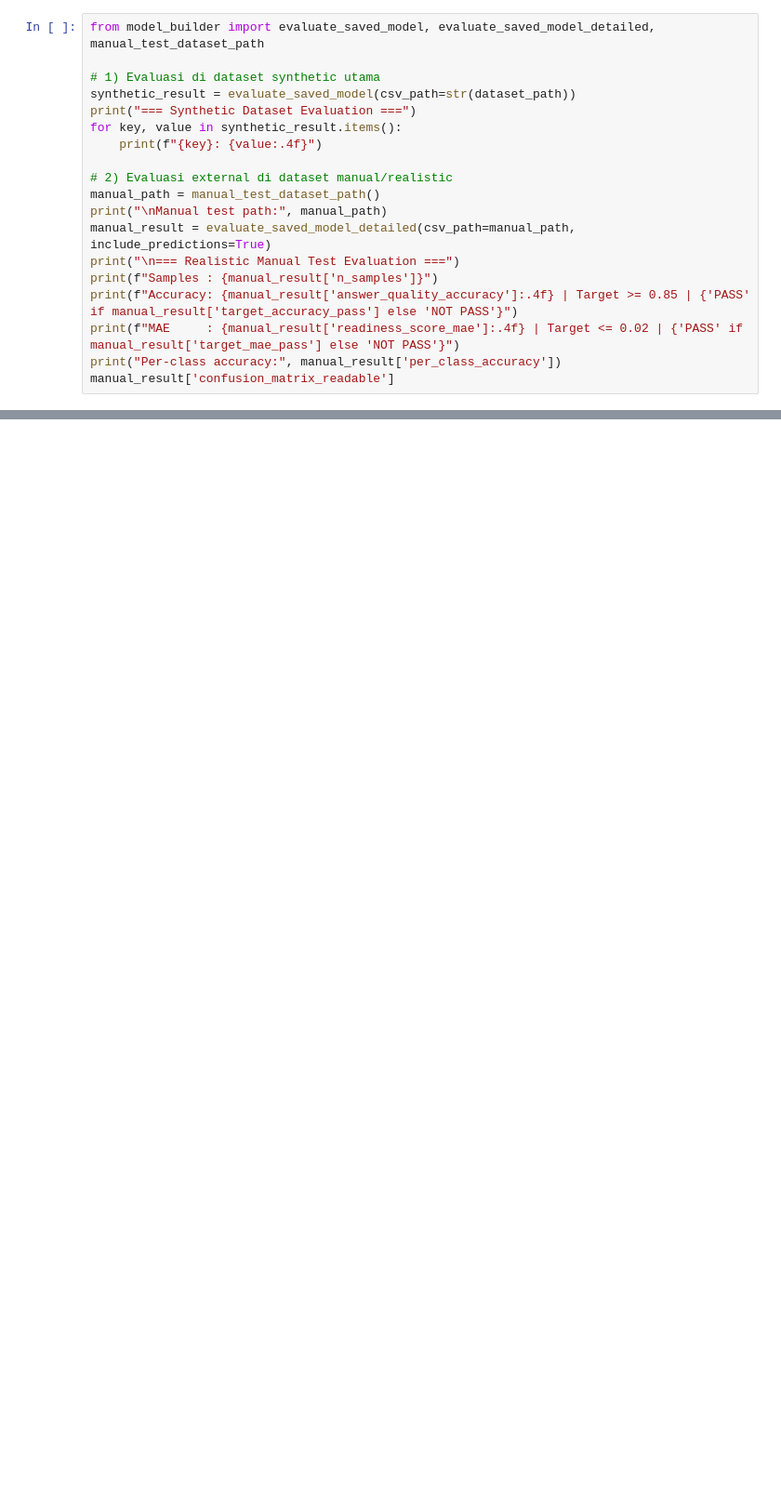
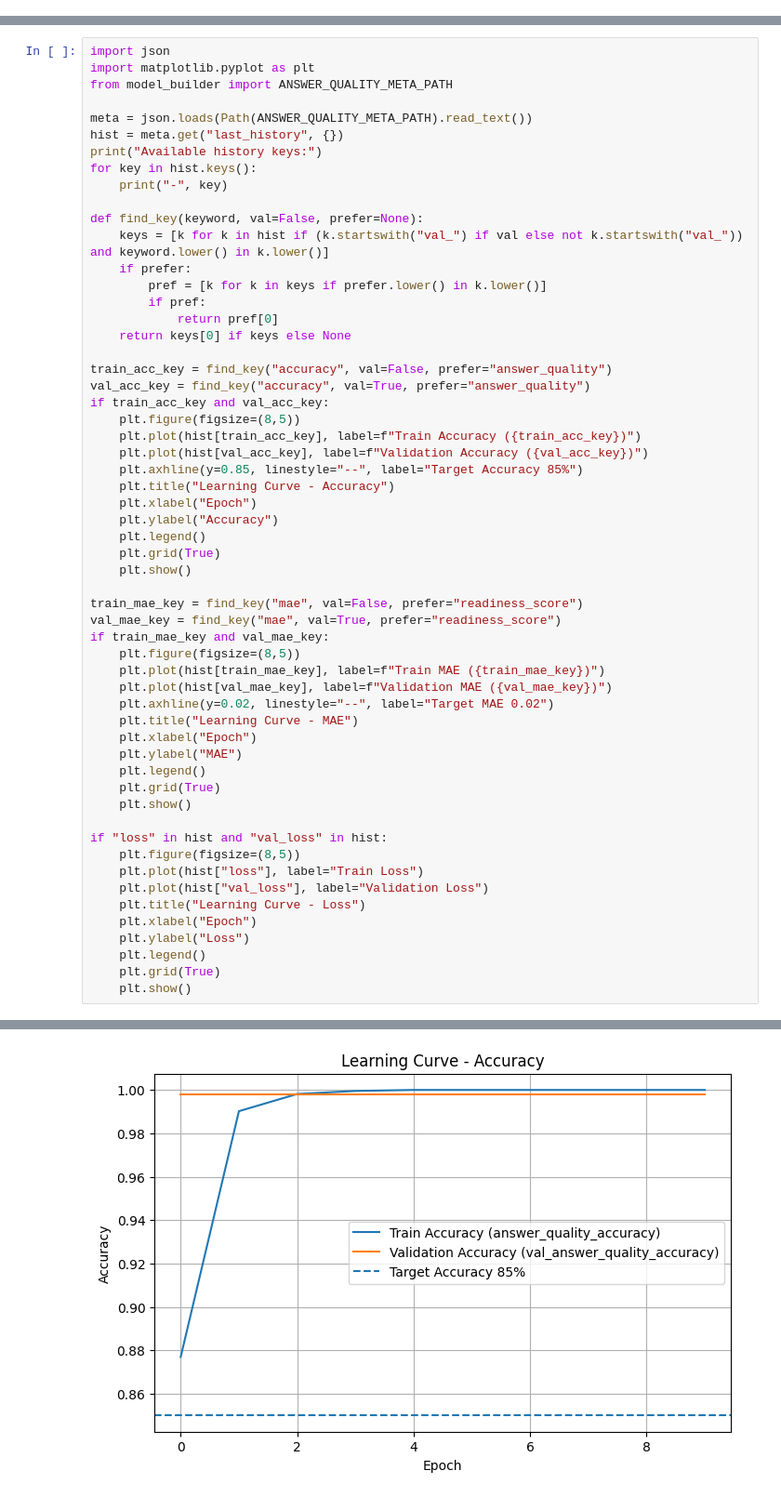
Before and after one commit to Road2Work/machine-learning, a Jupyter notebook: notebook.ipynb, the cells around one changed output, grey strips where cells are left out. Shown at 93% size. Saved outputs shown, nothing was run; the diff lists cells and outputs as text; blank space fills up the shorter version.

```diff
--- a/notebook.ipynb
+++ b/notebook.ipynb
@@ -302,19 +0,0 @@ Cell ini mengecek performa model di dataset synthetic DS dan external manual tes
-# %%
-from model_builder import evaluate_saved_model, evaluate_saved_model_detailed, manual_test_dataset_path
-
-# 1) Evaluasi di dataset synthetic utama
-synthetic_result = evaluate_saved_model(csv_path=str(dataset_path))
-print("=== Synthetic Dataset Evaluation ===")
-for key, value in synthetic_result.items():
-    print(f"{key}: {value:.4f}")
-
-# 2) Evaluasi external di dataset manual/realistic
-manual_path = manual_test_dataset_path()
-print("\nManual test path:", manual_path)
-manual_result = evaluate_saved_model_detailed(csv_path=manual_path, include_predictions=True)
-print("\n=== Realistic Manual Test Evaluation ===")
-print(f"Samples : {manual_result['n_samples']}")
-print(f"Accuracy: {manual_result['answer_quality_accuracy']:.4f} | Target >= 0.85 | {'PASS' if manual_result['target_accuracy_pass'] else 'NOT PASS'}")
-print(f"MAE     : {manual_result['readiness_score_mae']:.4f} | Target <= 0.02 | {'PASS' if manual_result['target_mae_pass'] else 'NOT PASS'}")
-print("Per-class accuracy:", manual_result['per_class_accuracy'])
-manual_result['confusion_matrix_readable']
@@ -419,0 +89,58 @@ result
+# %%
+import json
+import matplotlib.pyplot as plt
+from model_builder import ANSWER_QUALITY_META_PATH
+
+meta = json.loads(Path(ANSWER_QUALITY_META_PATH).read_text())
+hist = meta.get("last_history", {})
+print("Available history keys:")
+for key in hist.keys():
+    print("-", key)
+
+def find_key(keyword, val=False, prefer=None):
+    keys = [k for k in hist if (k.startswith("val_") if val else not k.startswith("val_")) and keyword.lower() in k.lower()]
+    if prefer:
+        pref = [k for k in keys if prefer.lower() in k.lower()]
+        if pref:
+            return pref[0]
+    return keys[0] if keys else None
+
+train_acc_key = find_key("accuracy", val=False, prefer="answer_quality")
+val_acc_key = find_key("accuracy", val=True, prefer="answer_quality")
+if train_acc_key and val_acc_key:
+    plt.figure(figsize=(8,5))
+    plt.plot(hist[train_acc_key], label=f"Train Accuracy ({train_acc_key})")
+    plt.plot(hist[val_acc_key], label=f"Validation Accuracy ({val_acc_key})")
+    plt.axhline(y=0.85, linestyle="--", label="Target Accuracy 85%")
+    plt.title("Learning Curve - Accuracy")
+    plt.xlabel("Epoch")
+    plt.ylabel("Accuracy")
+    plt.legend()
+    plt.grid(True)
+    plt.show()
+
+train_mae_key = find_key("mae", val=False, prefer="readiness_score")
+val_mae_key = find_key("mae", val=True, prefer="readiness_score")
+if train_mae_key and val_mae_key:
+    plt.figure(figsize=(8,5))
+    plt.plot(hist[train_mae_key], label=f"Train MAE ({train_mae_key})")
+    plt.plot(hist[val_mae_key], label=f"Validation MAE ({val_mae_key})")
+    plt.axhline(y=0.02, linestyle="--", label="Target MAE 0.02")
+    plt.title("Learning Curve - MAE")
+    plt.xlabel("Epoch")
+    plt.ylabel("MAE")
+    plt.legend()
+    plt.grid(True)
+    plt.show()
+
+if "loss" in hist and "val_loss" in hist:
+    plt.figure(figsize=(8,5))
+    plt.plot(hist["loss"], label="Train Loss")
+    plt.plot(hist["val_loss"], label="Validation Loss")
+    plt.title("Learning Curve - Loss")
+    plt.xlabel("Epoch")
+    plt.ylabel("Loss")
+    plt.legend()
+    plt.grid(True)
+    plt.show()
+# %% [output]
@@ -419,0 +158 @@ result
+[figure, added]
```
Also changed, not shown: parts of 35 cells of this notebook, 21 other files.
